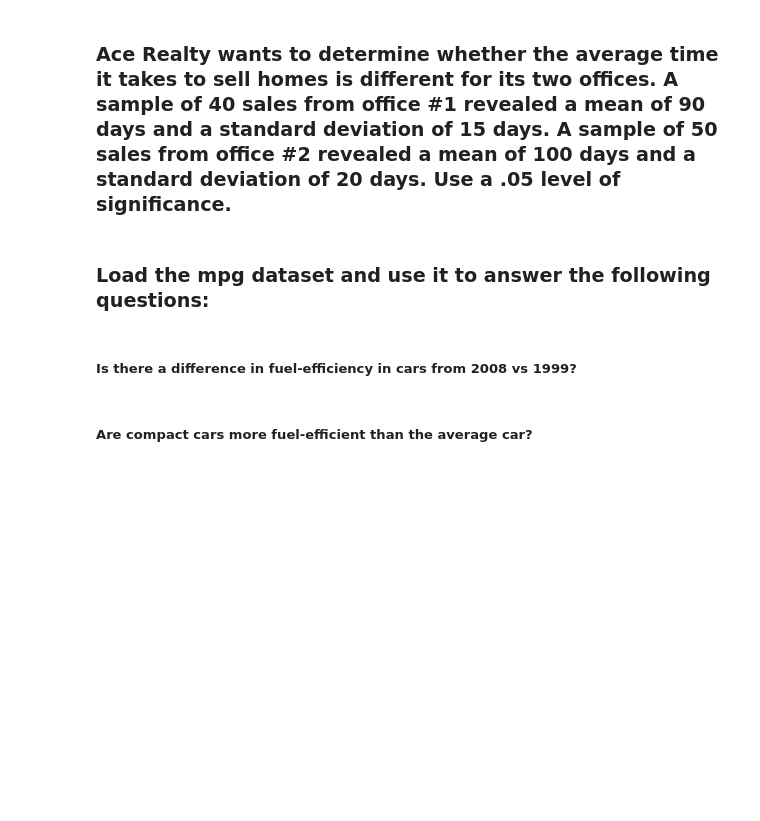
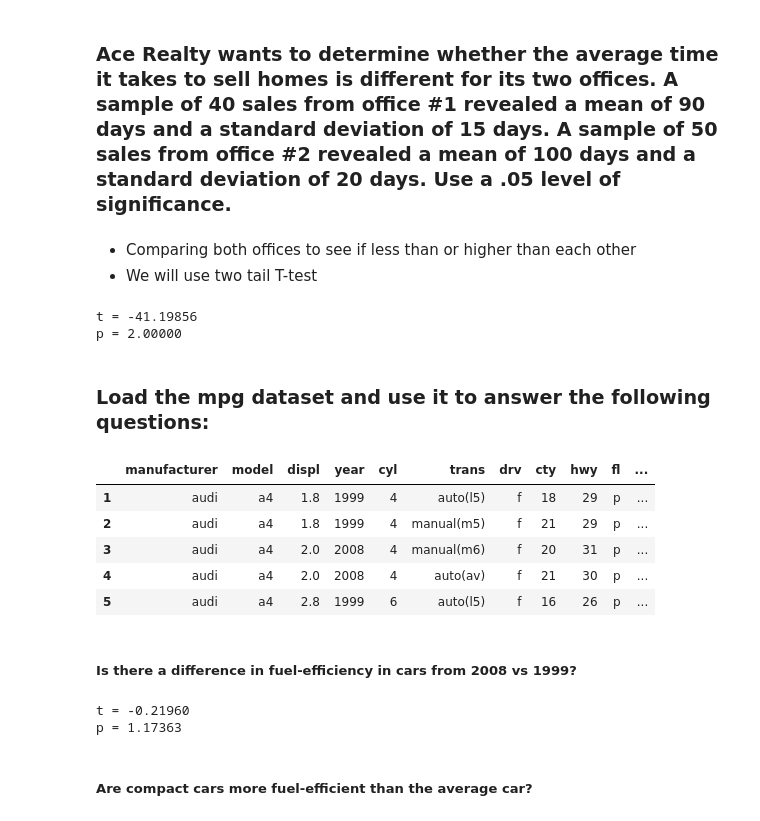
Before and after one commit to ThompsonBethany01/statistics-exercises, a Jupyter notebook: hypothesis_testing.ipynb, the cells around one changed output. Saved outputs shown, nothing was run; the diff lists cells and outputs as text; code cells hidden in the pictures; blank space fills up the shorter version.

```diff
--- a/hypothesis_testing.ipynb
+++ b/hypothesis_testing.ipynb
@@ -230,3 +230,6 @@ We accept the null hypothesis and stop playing the television ad. However, the a
 # T-Test Exercises
 # %% [markdown]
 ### Ace Realty wants to determine whether the average time it takes to sell homes is different for its two offices. A sample of 40 sales from office #1 revealed a mean of 90 days and a standard deviation of 15 days. A sample of 50 sales from office #2 revealed a mean of 100 days and a standard deviation of 20 days. Use a .05 level of significance.
+# %% [markdown]
+- Comparing both offices to see if less than or higher than each other
+- We will use two tail T-test
@@ -233,4 +258,49 @@ We accept the null hypothesis and stop playing the television ad. However, the a
+# %%
+from math import sqrt
+from scipy import stats
+
+office_1 = np.random.normal(90, 15, size = 10_000)
+office_2 = np.random.normal(100,20, size = 10_000)
+
+xbar1 = office_1.mean()
+xbar2 = office_2.mean()
+
+n1 = office_1.shape[0]
+n2 = office_2.shape[0]
+
+s1 = office_1.std()
+s2 = office_2.std()
+
+degf = n1 + n2 - 2
+
+s_p = sqrt(((n1 - 1) * s1**2 + (n2 - 1) * s2**2) / (n1 + n2 - 2))
+s_p
+
+standard_error = se = sqrt(s1**2 / n1 + s2**2 / n2)
+
+t = (xbar1 - xbar2) / (s_p * sqrt(1/n1 + 1/n2))
+t
+
+p = stats.t(degf).sf(t) * 2
+
+print(f't = {t:.5f}')
+print(f'p = {p:.5f}')
+# %% [output]
+t = -41.19856
+p = 2.00000
 # %% [markdown]
 ### Load the mpg dataset and use it to answer the following questions:
+# %%
+from pydataset import data
+mpg = data('mpg')
+mpg['avg_mpg'] = (mpg.cty + mpg.hwy)/2
+mpg.head()
+# %% [output]
+|  | manufacturer | model | displ | year | cyl | trans | drv | cty | hwy | fl | ... |
+| 1 | audi | a4 | 1.8 | 1999 | 4 | auto(l5) | f | 18 | 29 | p | ... |
+| 2 | audi | a4 | 1.8 | 1999 | 4 | manual(m5) | f | 21 | 29 | p | ... |
+| 3 | audi | a4 | 2.0 | 2008 | 4 | manual(m6) | f | 20 | 31 | p | ... |
+| 4 | audi | a4 | 2.0 | 2008 | 4 | auto(av) | f | 21 | 30 | p | ... |
+| 5 | audi | a4 | 2.8 | 1999 | 6 | auto(l5) | f | 16 | 26 | p | ... |
 # %% [markdown]
 ##### Is there a difference in fuel-efficiency in cars from 2008 vs 1999?
@@ -237,2 +311,31 @@ We accept the null hypothesis and stop playing the television ad. However, the a
+# %%
+fe_2008 = mpg[mpg.year == 2008].avg_mpg
+fe_1999 = mpg[mpg.year == 1999].avg_mpg
+
+xbar1 = fe_2008.mean()
+xbar2 = fe_1999.mean()
+
+n1 = fe_2008.shape[0]
+n2 = fe_1999.shape[0]
+
+s1 = fe_2008.std()
+s2 = fe_1999.std()
+
+degf = n1 + n2 - 2
+
+s_p = sqrt((((n1 - 1) * (s1**2)) + ((n2 - 1) * (s2**2))) / (n1 + n2 - 2))
+s_p
+
+standard_error = se = sqrt((s1**2 / n1) + (s2**2 / n2))
+
+t = (xbar1 - xbar2) / (s_p * sqrt(1/n1 + 1/n2))
+
+p = stats.t(degf).sf(t) * 2
+
+print(f't = {t:.5f}')
+print(f'p = {p:.5f}')
+# %% [output]
+t = -0.21960
+p = 1.17363
 # %% [markdown]
 ##### Are compact cars more fuel-efficient than the average car?
```
Also changed, not shown: parts of 12 cells of this notebook.
